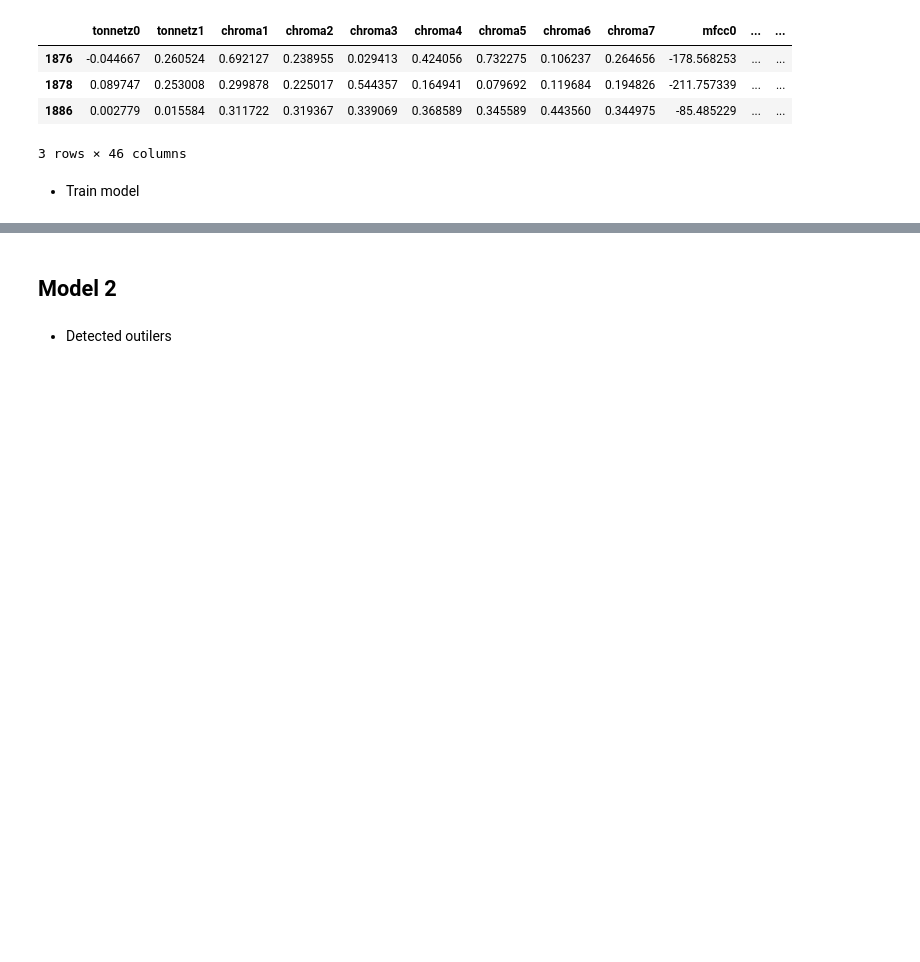
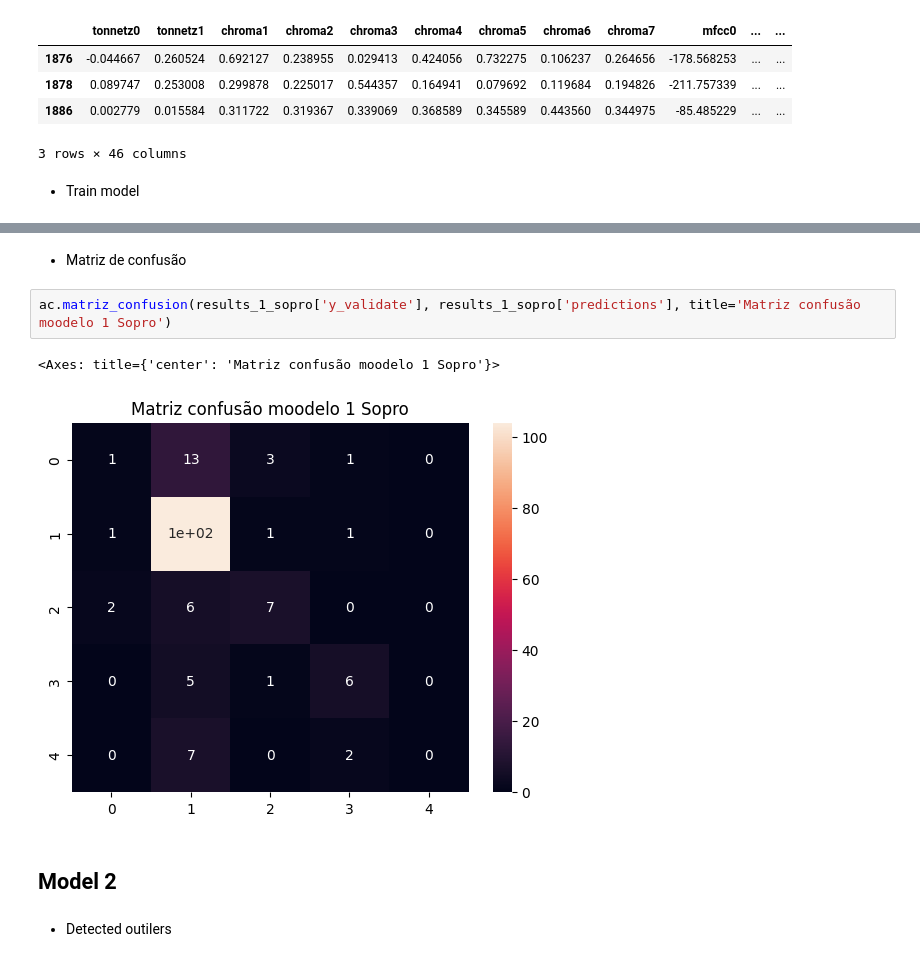
Before and after one commit to Douglas-cc/detected_instruments, a Jupyter notebook: notebooks/avaliacao_models.ipynb, the cells around one changed output, grey strips where cells are left out. Drawn from its saved outputs; the diff is of its cells as text; blank space fills up the shorter version.

```diff
--- a/notebooks/avaliacao_models.ipynb
+++ b/notebooks/avaliacao_models.ipynb
@@ -559,3 +584,10 @@ Acuracia do modelo RandomForestClassifier(bootstrap=False, max_depth=20, max_fea
+# %% [markdown]
+- Matriz de confusão
+# %%
+ac.matriz_confusion(results_1_sopro['y_validate'], results_1_sopro['predictions'], title='Matriz confusão moodelo 1 Sopro')
+# %% [output]
+<Axes: title={'center': 'Matriz confusão moodelo 1 Sopro'}>
+[figure, added]
 # %% [markdown]
 ## Model 2
 # %% [markdown]
```
Also changed, not shown: parts of 30 cells of this notebook, 7 other files.
